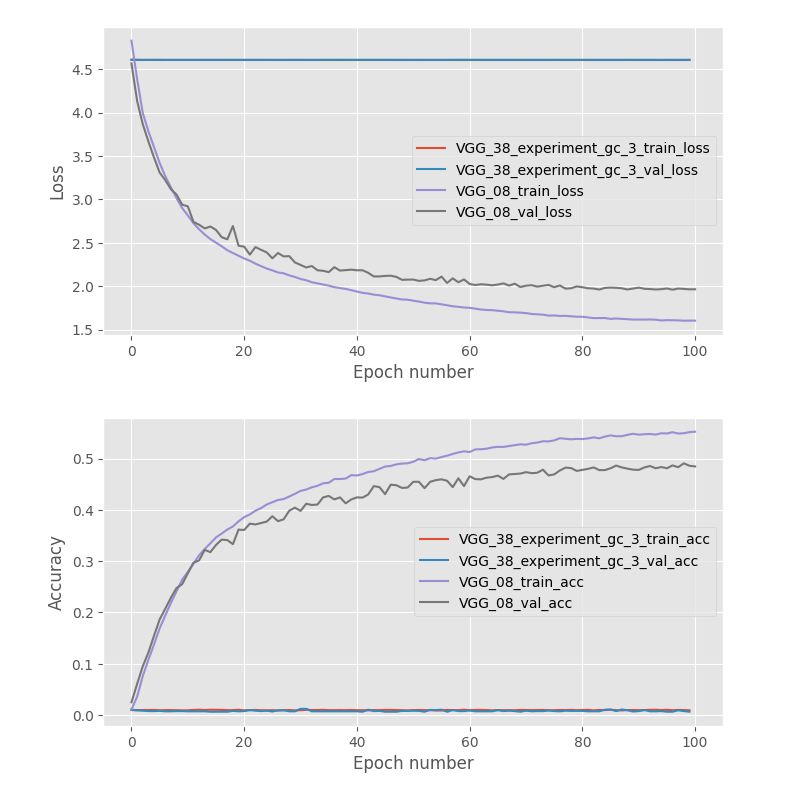
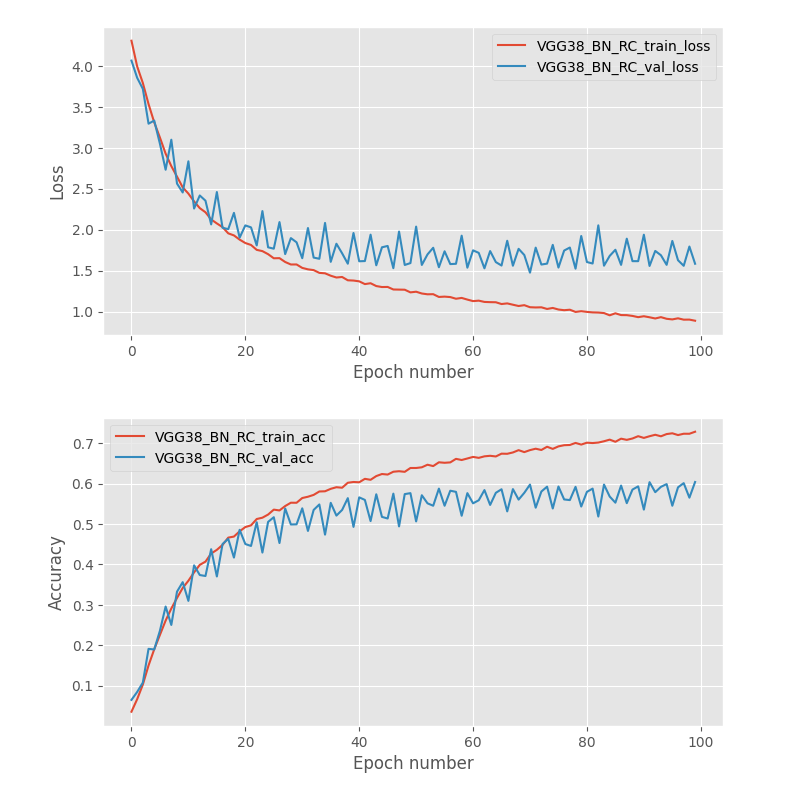
Before and after one commit to Lukas-Jurcaga/mlpractical, a Jupyter notebook: notebooks/Plot_Results.ipynb, the cells around one changed output. Cells and saved outputs as stored; diff of their text form; code cells hidden in the pictures.

```diff
--- a/notebooks/Plot_Results.ipynb
+++ b/notebooks/Plot_Results.ipynb
@@ -94,8 +96,8 @@ def plot_result_graphs(plot_name, stats, keys_to_plot, notebook=True):
         orientation='portrait', format='pdf',
         transparent=False, bbox_inches=None, pad_inches=0.1, metadata=None)
 # %%
-plot_result_graphs('problem_model', result_dict, keys_to_plot=['VGG_38_experiment_gc_3', 'VGG_08'])
+plot_result_graphs('problem_model', result_dict, keys_to_plot=['VGG38_BN_RC'])
 # %% [output]
-[figure, old version]
+[figure, new version]
-[figure, old version]
+[figure, new version]
 # %%
```
Also changed, not shown: parts of 2 cells of this notebook, 3 other files.
